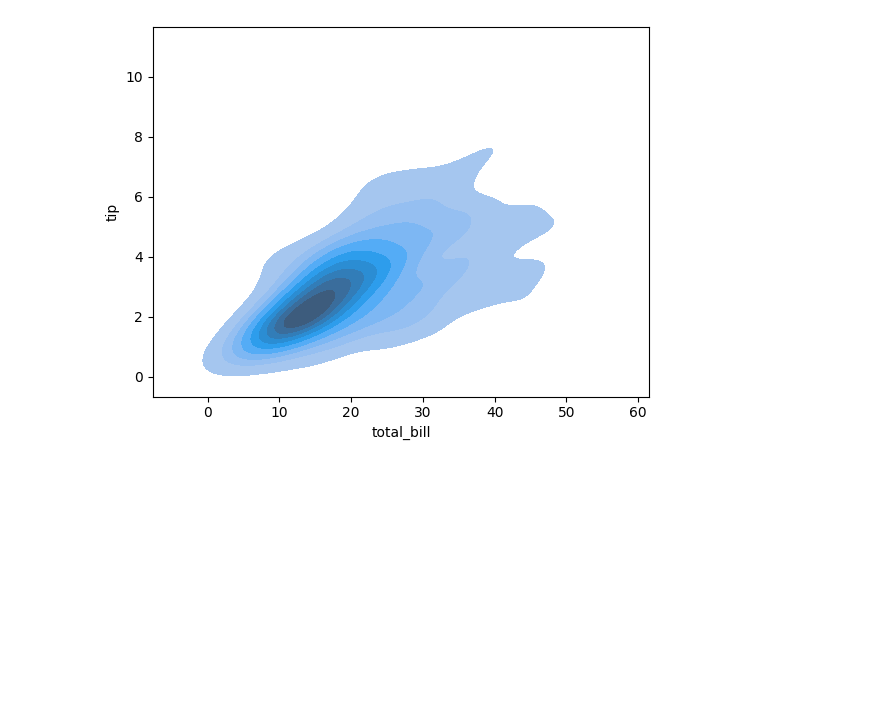
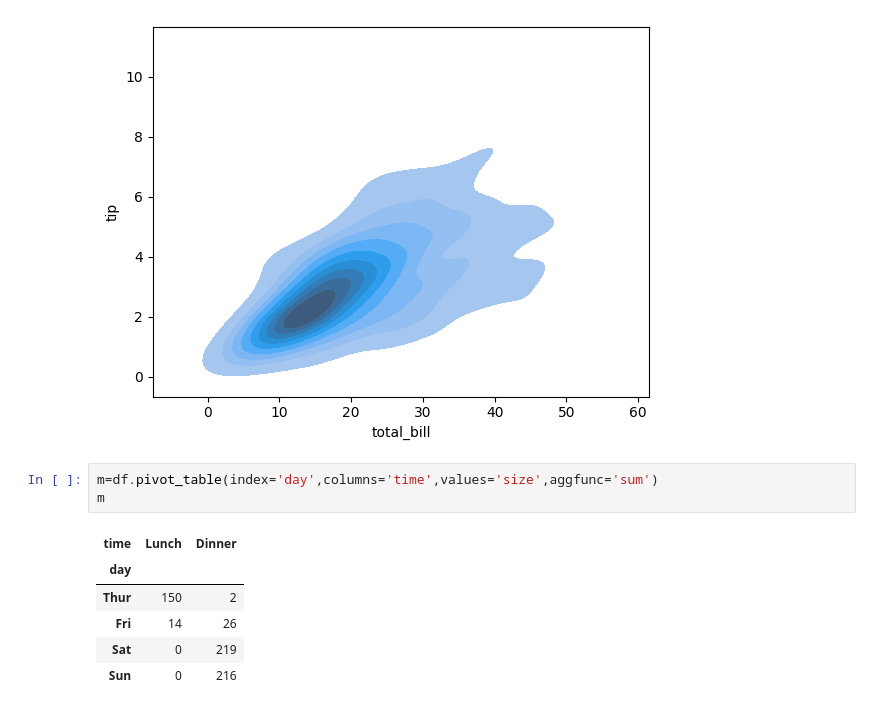
Before and after one commit to ChiragAgrawal12/Project_AU, a Jupyter notebook: Seaborn/seaborn.ipynb, the cells around one changed output. Cells and saved outputs as stored; diff of their text form; blank space fills up the shorter version.

```diff
--- a/Seaborn/seaborn.ipynb
+++ b/Seaborn/seaborn.ipynb
@@ -158,3 +142,13 @@ sns.kdeplot(data=df,x='total_bill',y='tip',fill=True)
 plt.show()
 # %% [output]
 [figure]
+# %%
+m=df.pivot_table(index='day',columns='time',values='size',aggfunc='sum')
+m
+# %% [output]
+| time | Lunch | Dinner |
+| day |  |  |
+| Thur | 150 | 2 |
+| Fri | 14 | 26 |
+| Sat | 0 | 219 |
+| Sun | 0 | 216 |
```
Also changed, not shown: parts of 2 cells of this notebook, 2 other files.
